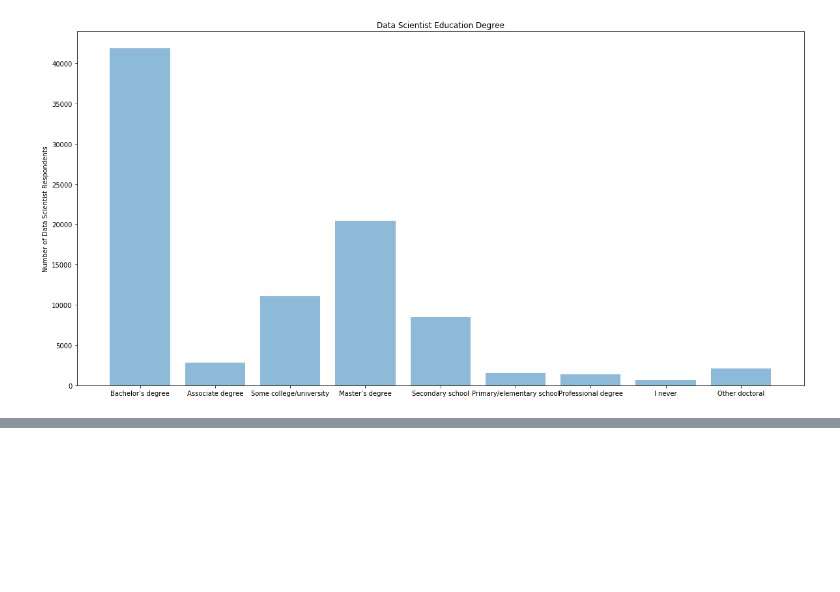
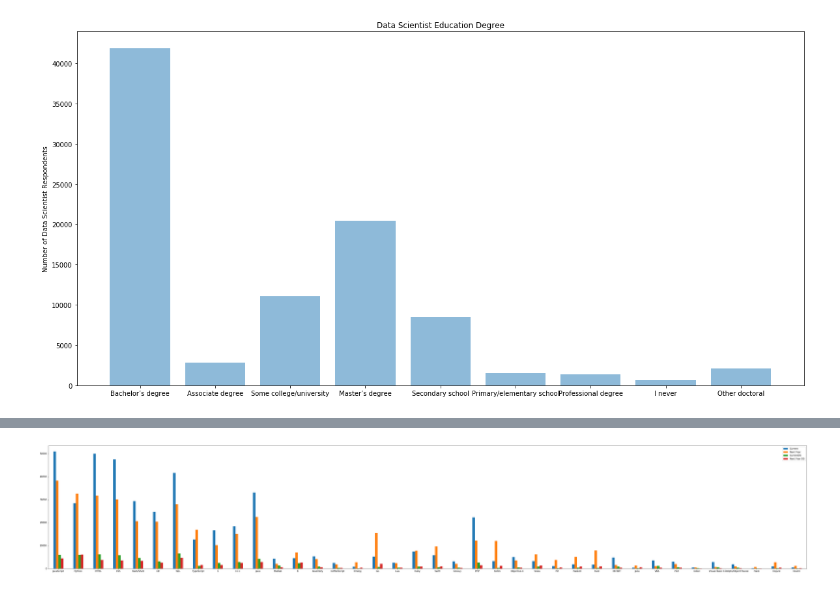
Before and after one commit to szacharias/Analysis-of-the-StackOverFlow-2018-survey, a Jupyter notebook: Final Project.ipynb, the cells around one changed output, grey strips where cells are left out. Cells and saved outputs as stored; diff of their text form; code cells hidden in the pictures; blank space fills up the shorter version.

```diff
--- a/Final Project.ipynb
+++ b/Final Project.ipynb
@@ -645,0 +735,10 @@ plt.show()
+# %%
+dict_languages_current_next_ds_merge = {"Current" : languages_all_this , "Next Year" : languages_all_next , "CurrentDS" : languages_all_this_ds , "Next Year DS" : languages_all_next_ds}
+languages_dataframe_ds_merge = pd.DataFrame(dict_languages_current_next_ds_merge)
+languages_plot_ds = languages_dataframe_ds_merge.plot( kind= 'bar' , secondary_y= 'amount' , rot= 0 )
+fig = plt.gcf()
+fig.set_size_inches(60, 10)
+plt.savefig("./Figure/Languages_this_next_ds_merge.png")
+plt.show()
+# %% [output]
+[figure, added]
```
Also changed, not shown: parts of 24 cells of this notebook, 12 other files.
